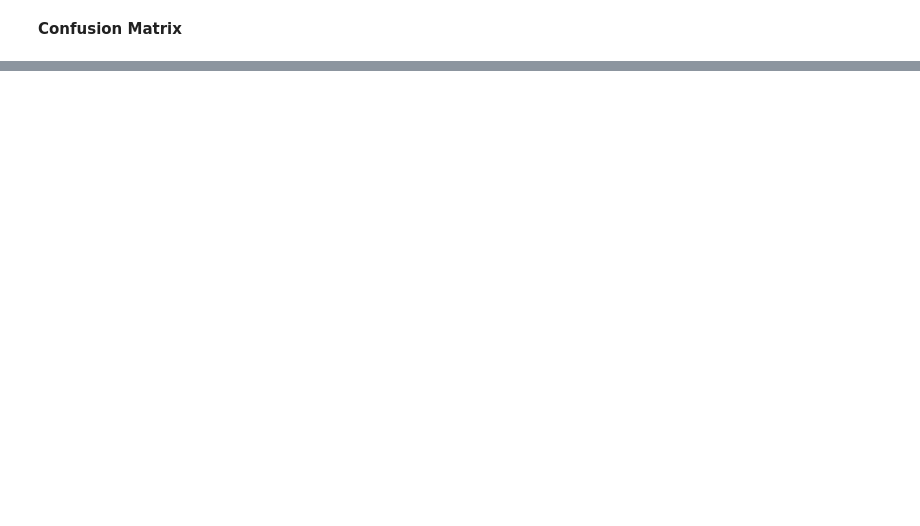
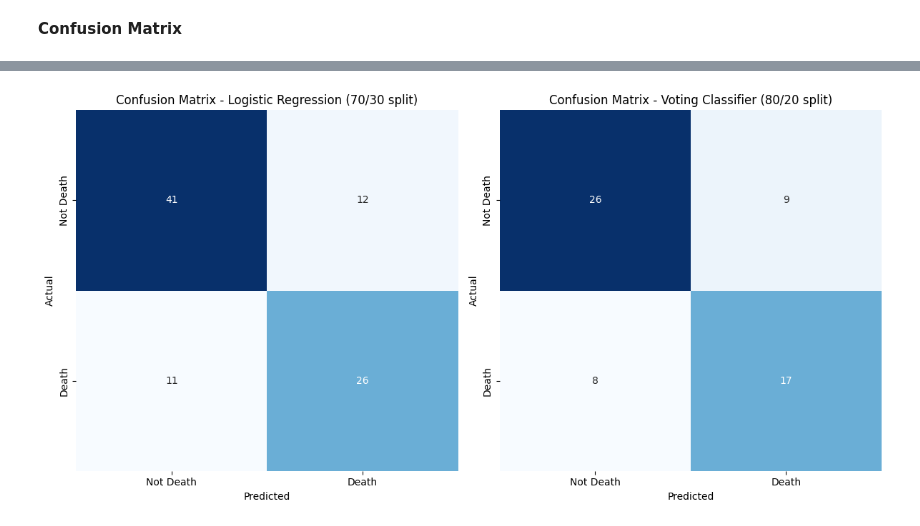
Before and after one commit to klbailey/ADA, a Jupyter notebook: Copy_of_Healthcare_and_Medical_Research_Final_Project.ipynb, the cells around one changed output, grey strips where cells are left out. Saved outputs shown, nothing was run; the diff lists cells and outputs as text; code cells hidden in the pictures; blank space fills up the shorter version.

```diff
--- a/Copy_of_Healthcare_and_Medical_Research_Final_Project.ipynb
+++ b/Copy_of_Healthcare_and_Medical_Research_Final_Project.ipynb
@@ -1044,0 +1314,81 @@ Confusion Matrix: LogisticRegression 60/40
+# %%
+from sklearn.model_selection import train_test_split
+from sklearn.preprocessing import StandardScaler
+from sklearn.metrics import confusion_matrix
+from sklearn.linear_model import LogisticRegression
+from sklearn.ensemble import VotingClassifier
+from sklearn.metrics import accuracy_score, precision_score, recall_score, f1_score
+import matplotlib.pyplot as plt
+import seaborn as sns
+
+# Define selected features and target
+selected_features = ['ejection_fraction', 'serum_creatinine', 'time']
+target = 'DEATH_EVENT'
+
+# Select features from your dataset
+X_selected = df[selected_features]
+y = df[target]
+
+# Split data into 70/30 ratio for Logistic Regression
+X_train_lr, X_test_lr, y_train_lr, y_test_lr = train_test_split(X_selected, y, test_size=0.3, random_state=42)
+
+# Split data into 80/20 ratio for Voting Classifier
+X_train_vc, X_test_vc, y_train_vc, y_test_vc = train_test_split(X_selected, y, test_size=0.2, random_state=42)
+
+# Scale the selected features
+scaler = StandardScaler()
+X_train_scaled_lr = scaler.fit_transform(X_train_lr)
+X_test_scaled_lr = scaler.transform(X_test_lr)
+X_train_scaled_vc = scaler.fit_transform(X_train_vc)
+X_test_scaled_vc = scaler.transform(X_test_vc)
+
+# Train and evaluate Logistic Regression model
+lr_model = LogisticRegression(class_weight='balanced', max_iter=10000, random_state=42)
+lr_model.fit(X_train_scaled_lr, y_train_lr)
+
+# Predict on test set for Logistic Regression
+y_pred_lr = lr_model.predict(X_test_scaled_lr)
+
+# Compute confusion matrix for Logistic Regression
+conf_mat_lr = confusion_matrix(y_test_lr, y_pred_lr)
+print("Confusion Matrix for Logistic Regression (70/30 split):")
+print(conf_mat_lr)
+
+# Plot confusion matrix for Logistic Regression
+plt.figure(figsize=(12, 6))
+plt.subplot(1, 2, 1)
+sns.heatmap(conf_mat_lr, annot=True, fmt='d', cmap='Blues', cbar=False,
+            xticklabels=['Not Death', 'Death'],
+            yticklabels=['Not Death', 'Death'])
+plt.xlabel('Predicted')
+plt.ylabel('Actual')
+plt.title('Confusion Matrix - Logistic Regression (70/30 split)')
+
+# Train the Voting Classifier on scaled training data
+voting_clf = VotingClassifier(estimators=[
+    ('lr', lr_model)  # Only using Logistic Regression for Voting Classifier comparison
+], voting='hard')
+
+# Train the voting classifier on scaled training data
+voting_clf.fit(X_train_scaled_vc, y_train_vc)
+
+# Predict outcomes for testing data
+y_pred_vc = voting_clf.predict(X_test_scaled_vc)
+
+# Compute confusion matrix for Voting Classifier
+conf_mat_vc = confusion_matrix(y_test_vc, y_pred_vc)
+print("Confusion Matrix for Voting Classifier (80/20 split):")
+print(conf_mat_vc)
+
+# Plot confusion matrix for Voting Classifier
+plt.subplot(1, 2, 2)
+sns.heatmap(conf_mat_vc, annot=True, fmt='d', cmap='Blues', cbar=False,
+            xticklabels=['Not Death', 'Death'],
+            yticklabels=['Not Death', 'Death'])
+plt.xlabel('Predicted')
+plt.ylabel('Actual')
+plt.title('Confusion Matrix - Voting Classifier (80/20 split)')
+
+plt.tight_layout()
+plt.show()
+# %% [output]
@@ -1045 +1401,2 @@ Confusion Matrix: LogisticRegression 60/40
+[figure, added]
 # %% [markdown]
```
Also changed, not shown: parts of 22 cells of this notebook.
